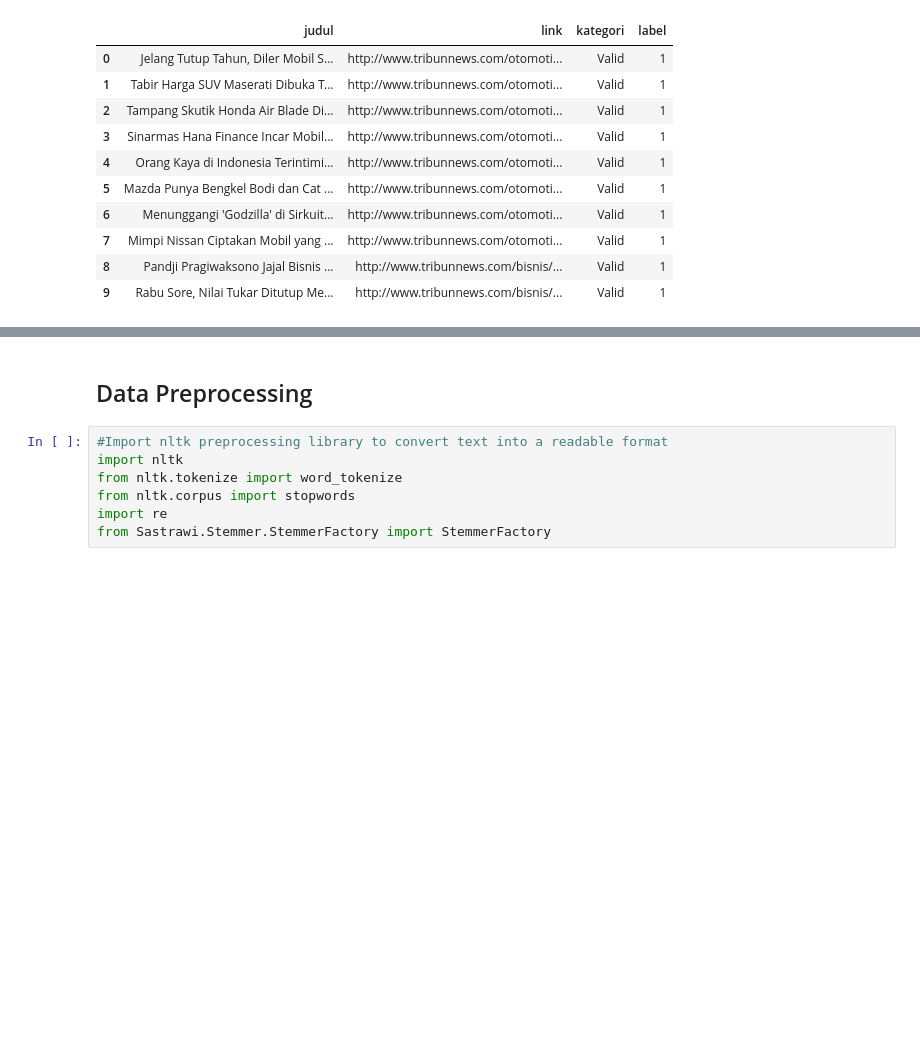
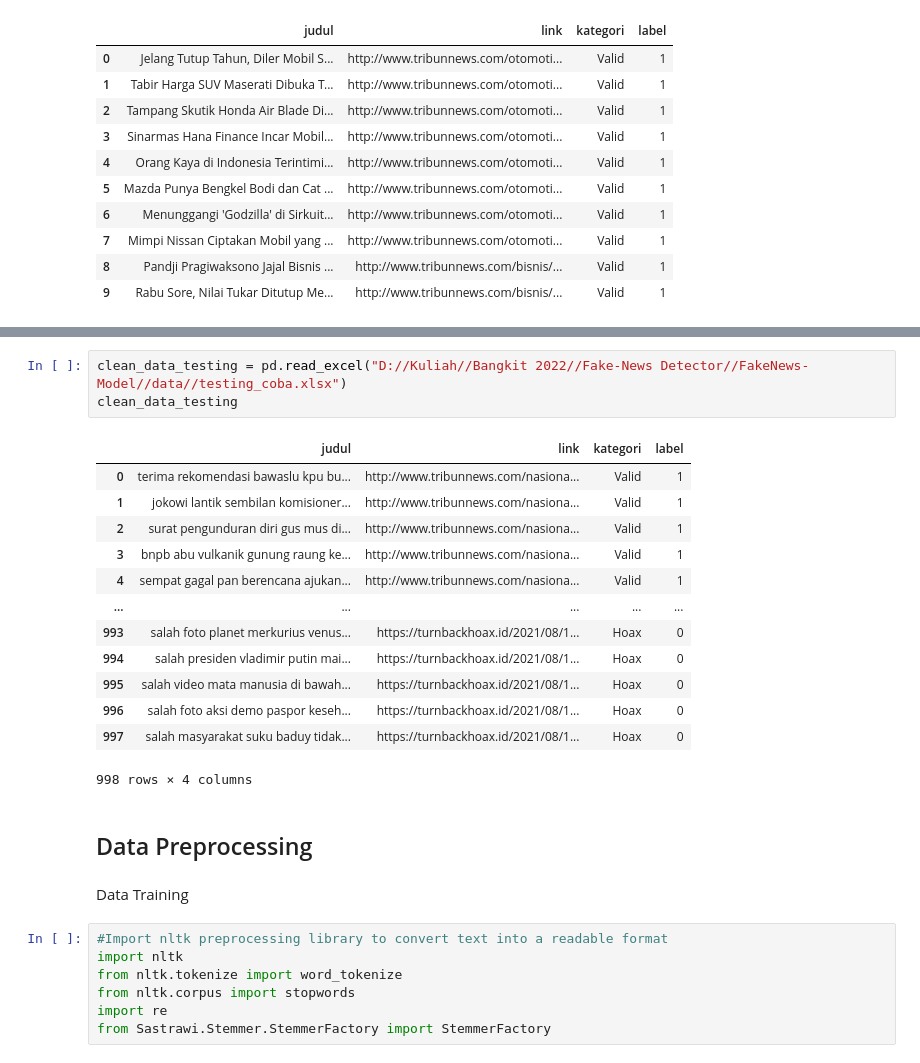
Before and after one commit to FakeNews-Detector/FakeNews-Classification, a Jupyter notebook: src/Fake_News_Detector.ipynb, the cells around one changed output, grey strips where cells are left out. Drawn from its saved outputs; the diff is of its cells as text; blank space fills up the shorter version.

```diff
--- a/src/Fake_News_Detector.ipynb
+++ b/src/Fake_News_Detector.ipynb
@@ -239,5 +257,24 @@ Name: label, dtype: int64
+# %%
+clean_data_testing = pd.read_excel("D://Kuliah//Bangkit 2022//Fake-News Detector//FakeNews-Model//data//testing_coba.xlsx")
+clean_data_testing
+# %% [output]
+|  | judul | link | kategori | label |
+| 0 | terima rekomendasi bawaslu kpu bu... | http://www.tribunnews.com/nasiona... | Valid | 1 |
+| 1 | jokowi lantik sembilan komisioner... | http://www.tribunnews.com/nasiona... | Valid | 1 |
+| 2 | surat pengunduran diri gus mus di... | http://www.tribunnews.com/nasiona... | Valid | 1 |
+| 3 | bnpb abu vulkanik gunung raung ke... | http://www.tribunnews.com/nasiona... | Valid | 1 |
+| 4 | sempat gagal pan berencana ajukan... | http://www.tribunnews.com/nasiona... | Valid | 1 |
+| ... | ... | ... | ... | ... |
+| 993 | salah foto planet merkurius venus... | https://turnbackhoax.id/2021/08/1... | Hoax | 0 |
+| 994 | salah presiden vladimir putin mai... | https://turnbackhoax.id/2021/08/1... | Hoax | 0 |
+| 995 | salah video mata manusia di bawah... | https://turnbackhoax.id/2021/08/1... | Hoax | 0 |
+| 996 | salah foto aksi demo paspor keseh... | https://turnbackhoax.id/2021/08/1... | Hoax | 0 |
+| 997 | salah masyarakat suku baduy tidak... | https://turnbackhoax.id/2021/08/1... | Hoax | 0 |
+998 rows × 4 columns
 # %% [markdown]
 ## Data Preprocessing
+# %% [markdown]
+Data Training
 # %%
 #Import nltk preprocessing library to convert text into a readable format
 import nltk
```
Also changed, not shown: parts of 36 cells of this notebook, 12 other files.
